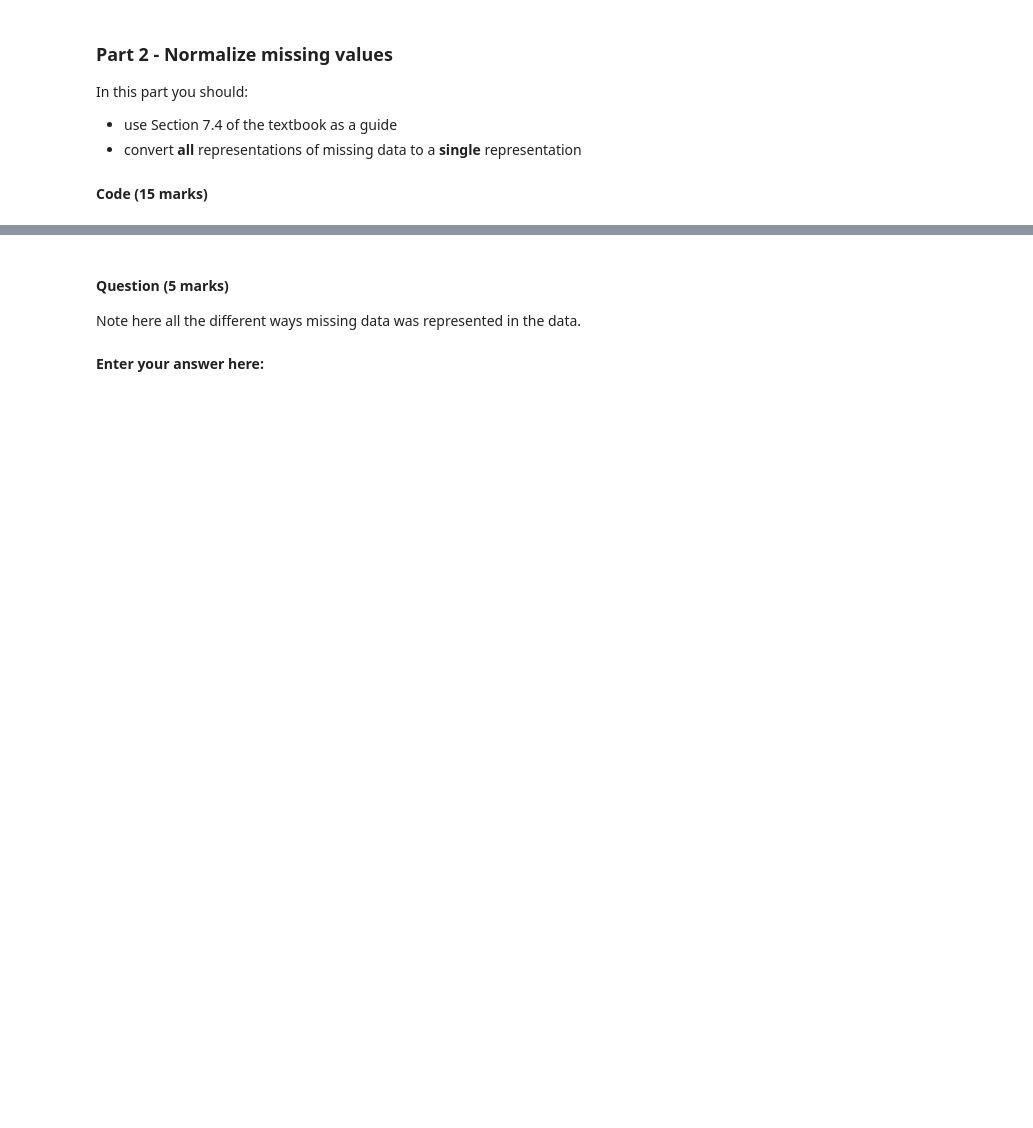
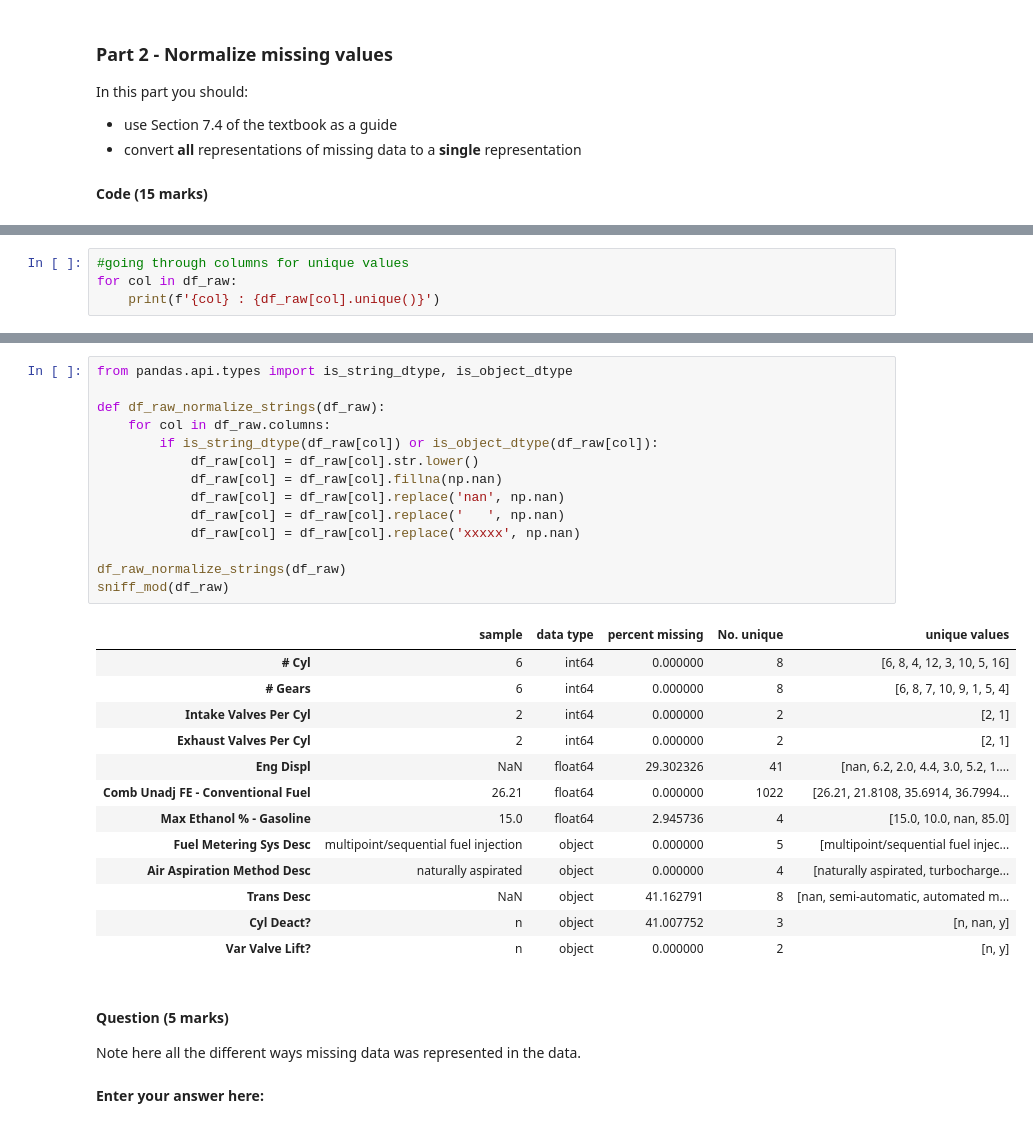
Before and after one commit to educbd/ML_, a Jupyter notebook: Graded_Lab_3.ipynb, the cells around one changed output, grey strips where cells are left out. Cells and saved outputs as stored; diff of their text form; blank space fills up the shorter version.

```diff
--- a/Graded_Lab_3.ipynb
+++ b/Graded_Lab_3.ipynb
@@ -168,0 +220,4 @@ sniff_mod(df)
+# %%
+#going through columns for unique values
+for col in df_raw:
+    print(f'{col} : {df_raw[col].unique()}')
@@ -169,3 +252,31 @@ sniff_mod(df)
+# %%
+from pandas.api.types import is_string_dtype, is_object_dtype
+
+def df_raw_normalize_strings(df_raw):
+    for col in df_raw.columns:
+        if is_string_dtype(df_raw[col]) or is_object_dtype(df_raw[col]):
+            df_raw[col] = df_raw[col].str.lower()
+            df_raw[col] = df_raw[col].fillna(np.nan)
+            df_raw[col] = df_raw[col].replace('nan', np.nan)
+            df_raw[col] = df_raw[col].replace('   ', np.nan)
+            df_raw[col] = df_raw[col].replace('xxxxx', np.nan)
+
+df_raw_normalize_strings(df_raw)
+sniff_mod(df_raw)
+# %% [output]
+|  | sample | data type | percent missing | No. unique | unique values |
+| # Cyl | 6 | int64 | 0.000000 | 8 | [6, 8, 4, 12, 3, 10, 5, 16] |
+| # Gears | 6 | int64 | 0.000000 | 8 | [6, 8, 7, 10, 9, 1, 5, 4] |
+| Intake Valves Per Cyl | 2 | int64 | 0.000000 | 2 | [2, 1] |
+| Exhaust Valves Per Cyl | 2 | int64 | 0.000000 | 2 | [2, 1] |
+| Eng Displ | NaN | float64 | 29.302326 | 41 | [nan, 6.2, 2.0, 4.4, 3.0, 5.2, 1.... |
+| Comb Unadj FE - Conventional Fuel | 26.21 | float64 | 0.000000 | 1022 | [26.21, 21.8108, 35.6914, 36.7994... |
+| Max Ethanol % - Gasoline | 15.0 | float64 | 2.945736 | 4 | [15.0, 10.0, nan, 85.0] |
+| Fuel Metering Sys Desc | multipoint/sequential fuel injection | object | 0.000000 | 5 | [multipoint/sequential fuel injec... |
+| Air Aspiration Method Desc | naturally aspirated | object | 0.000000 | 4 | [naturally aspirated, turbocharge... |
+| Trans Desc | NaN | object | 41.162791 | 8 | [nan, semi-automatic, automated m... |
+| Cyl Deact? | n | object | 41.007752 | 3 | [n, nan, y] |
+| Var Valve Lift? | n | object | 0.000000 | 2 | [n, y] |
 # %% [markdown]
 #### Question (5 marks)
 
```
Also changed, not shown: parts of 11 cells of this notebook.
